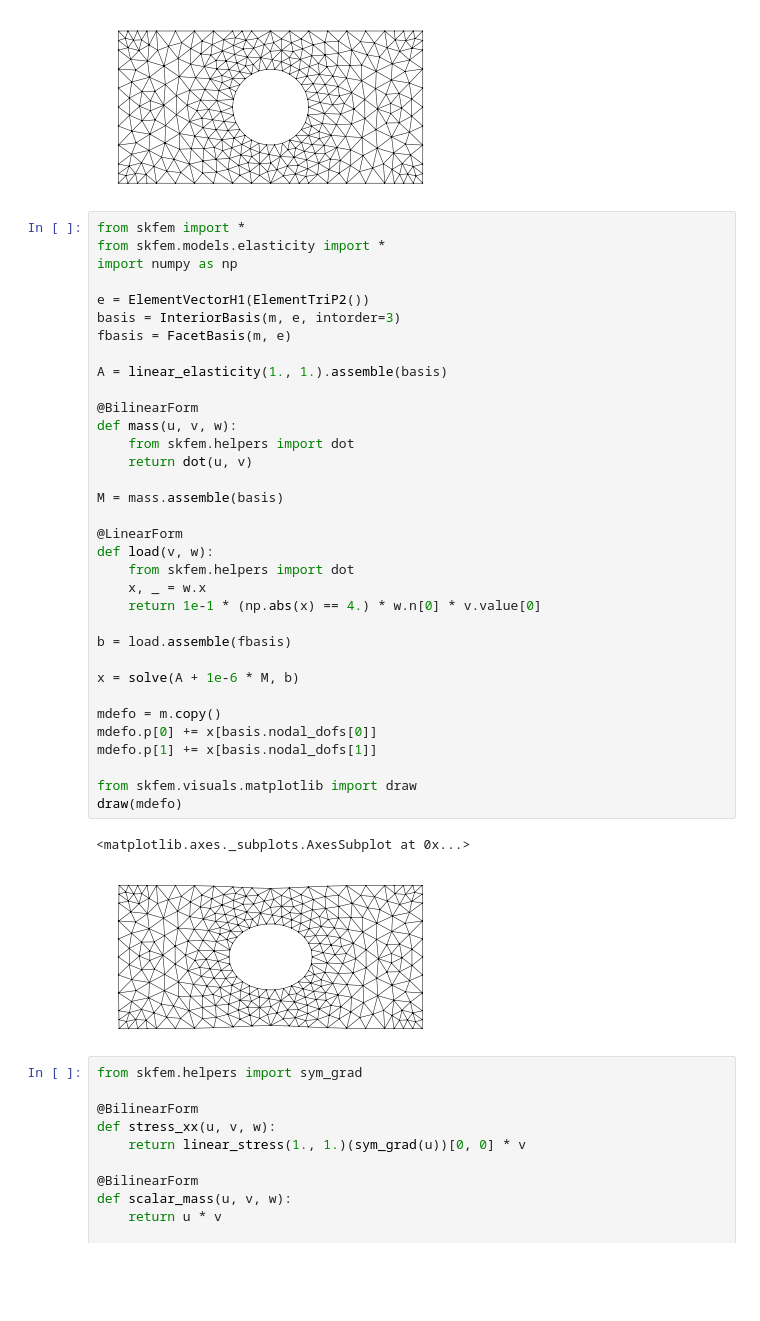
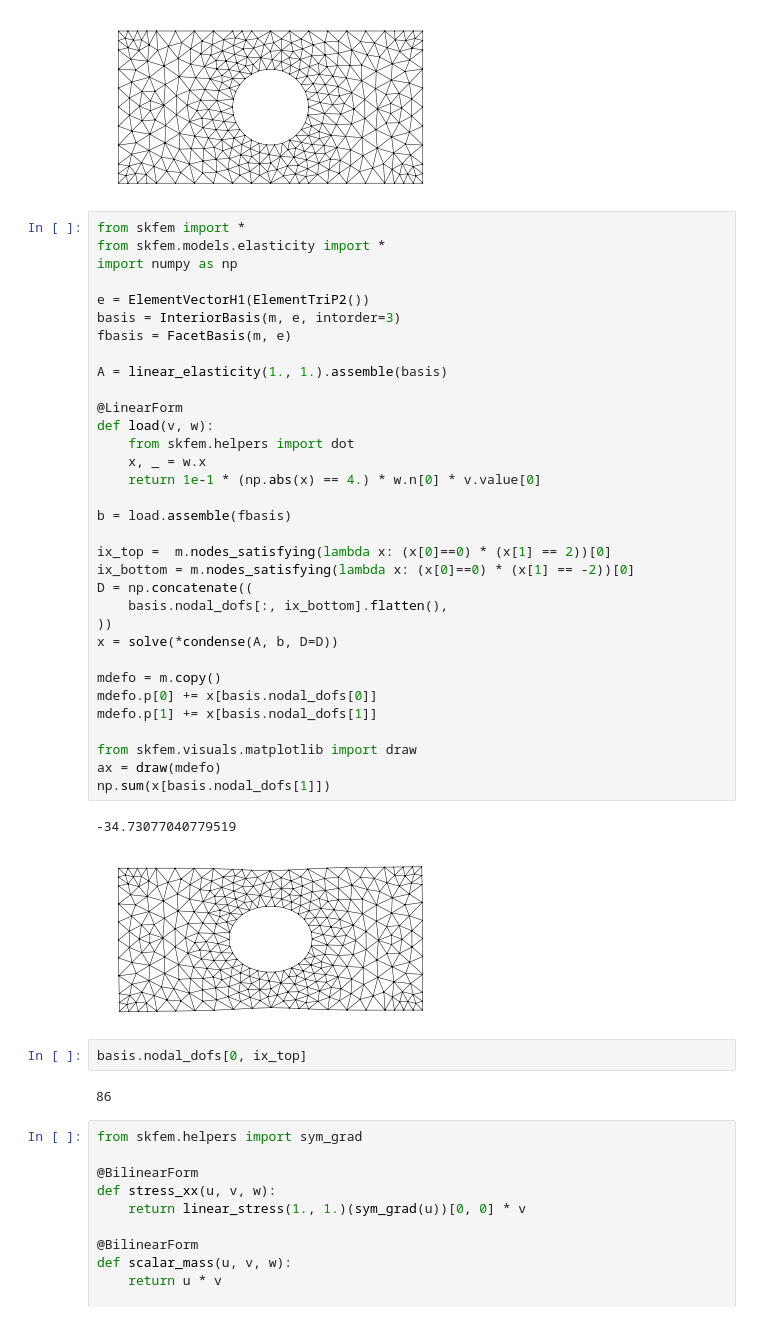
Before and after one commit to kinnala/paper-meshgen, a Jupyter notebook: examples/example_meshes.ipynb, the cells around one changed output. Drawn from its saved outputs; the diff is of its cells as text; blank space fills up the shorter version.

```diff
--- a/examples/example_meshes.ipynb
+++ b/examples/example_meshes.ipynb
@@ -153,40 +153,43 @@ m.draw()
 # %%
 from skfem import *
 from skfem.models.elasticity import *
 import numpy as np
 
 e = ElementVectorH1(ElementTriP2())
 basis = InteriorBasis(m, e, intorder=3)
 fbasis = FacetBasis(m, e)
 
 A = linear_elasticity(1., 1.).assemble(basis)
 
-@BilinearForm
-def mass(u, v, w):
-    from skfem.helpers import dot
-    return dot(u, v)
-
-M = mass.assemble(basis)
-
 @LinearForm
 def load(v, w):
     from skfem.helpers import dot
     x, _ = w.x
     return 1e-1 * (np.abs(x) == 4.) * w.n[0] * v.value[0]
 
 b = load.assemble(fbasis)
 
-x = solve(A + 1e-6 * M, b)
+ix_top =  m.nodes_satisfying(lambda x: (x[0]==0) * (x[1] == 2))[0]
+ix_bottom = m.nodes_satisfying(lambda x: (x[0]==0) * (x[1] == -2))[0]
+D = np.concatenate((
+    basis.nodal_dofs[:, ix_bottom].flatten(),
+))
+x = solve(*condense(A, b, D=D))
 
 mdefo = m.copy()
 mdefo.p[0] += x[basis.nodal_dofs[0]]
 mdefo.p[1] += x[basis.nodal_dofs[1]]
 
 from skfem.visuals.matplotlib import draw
-draw(mdefo)
+ax = draw(mdefo)
+np.sum(x[basis.nodal_dofs[1]])
 # %% [output]
-<matplotlib.axes._subplots.AxesSubplot at 0x...>
+-34.73077040779519
-[figure, old version]
+[figure, new version]
+# %%
+basis.nodal_dofs[0, ix_top]
+# %% [output]
+86
 # %%
 from skfem.helpers import sym_grad
 
```
Also changed, not shown: parts of 2 cells of this notebook, 1 other file.
